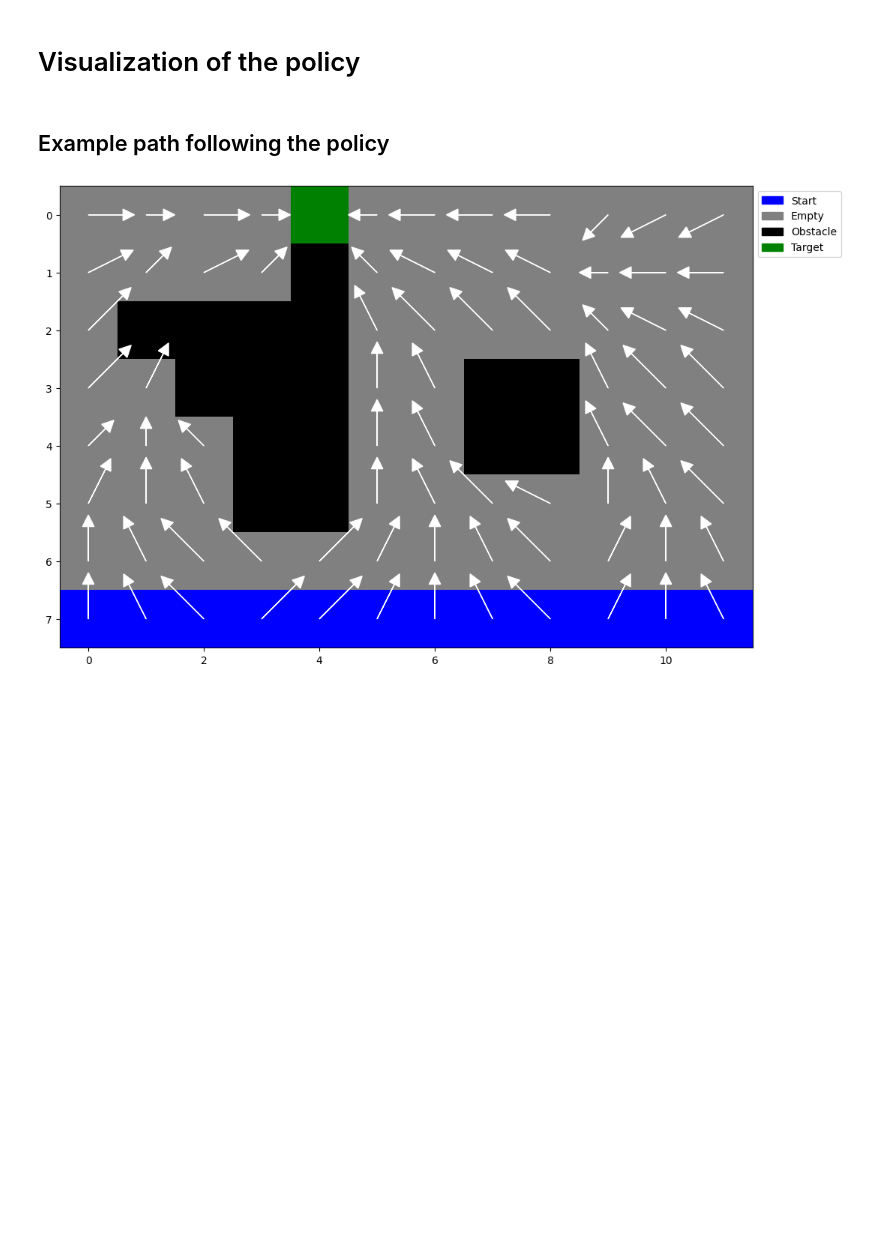
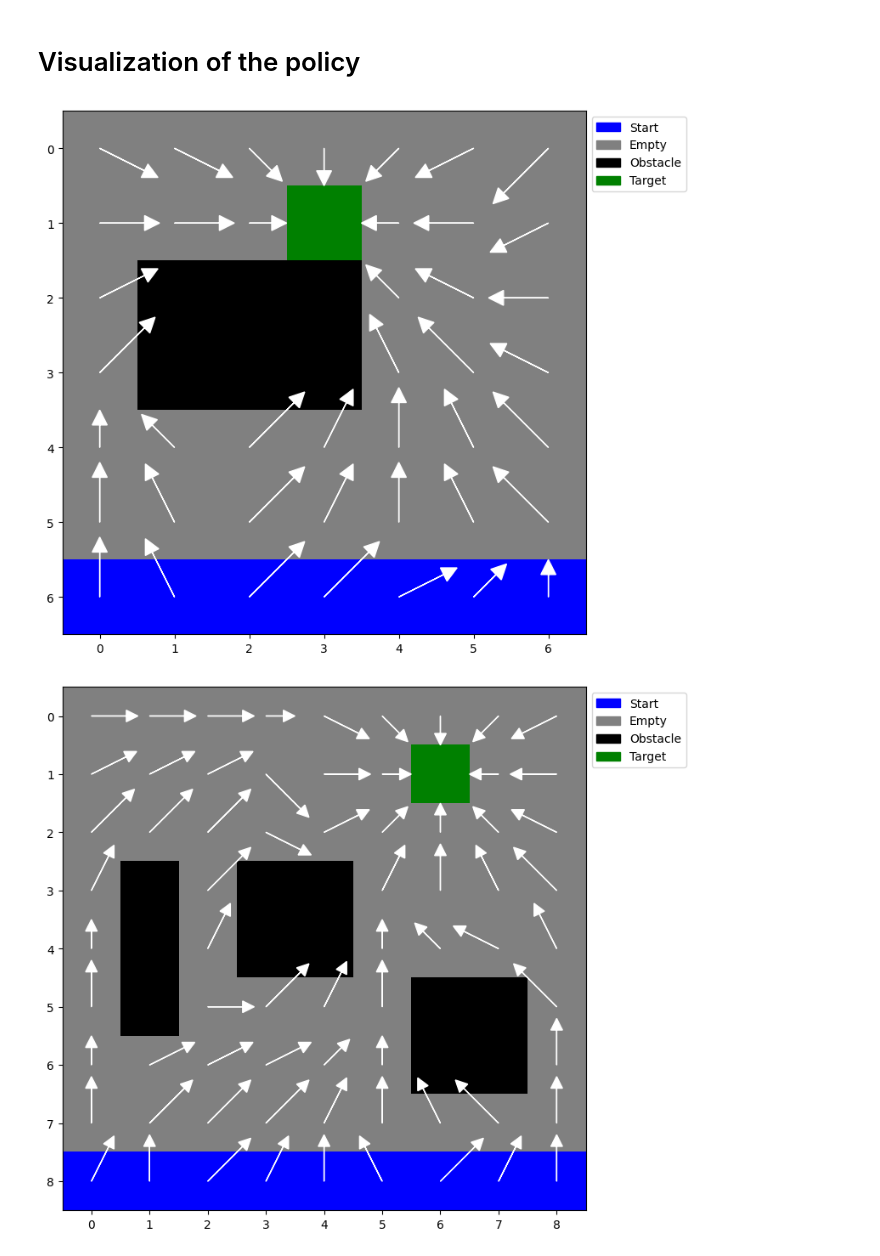
Before and after one commit to tobsel7/course-machine-learning-tuvienna, a Jupyter notebook: src/exercise3/reinforcement_learning_robot.ipynb, the cells around one changed output. Cells and saved outputs as stored; diff of their text form; code cells hidden in the pictures; blank space fills up the shorter version.

```diff
--- a/src/exercise3/reinforcement_learning_robot.ipynb
+++ b/src/exercise3/reinforcement_learning_robot.ipynb
@@ -21,7 +21,10 @@ max_velocity = 2
 # %% [markdown]
 ## Learning parameters
 # %%
-game_grid = hard_grid
+game_grid1 = easy_grid
+game_grid2 = medium_grid
+game_grid3 = hard_grid
+
 n_episodes = 1000
 gamma = 0.9
 # %% [markdown]
@@ -131,11 +141,3 @@ for _ in range(n_episodes):
 ## Setup policy following leading to paths of highest state values
 
 The resulting policy is the action for each state, which moves the robot to a state with the least experienced penalty (least negative state value).
-# %%
-policy = {}
-for state in state_values.keys():
-    if state != target:
-        possible_actions = [a for a in actions if tuple(np.add(state, a)) in states and game_grid[tuple(np.add(state, a))] != obstacle_field]
-
-        best_action = max(possible_actions, key=lambda a: state_values.get(tuple(np.add(state, a))) / state_visits.get(tuple(np.add(state, a))))
-        policy[state] = best_action
@@ -142,32 +169,13 @@ for state in state_values.keys():
+# %%
+policy1, state_values1, state_visits1 = monte_carlo_control(game_grid1, actions1, states1, state_values1, state_visits1, start_field, target1, obstacle_field, gamma, n_episodes, generate_episode)
+policy2, state_values2, state_visits2 = monte_carlo_control(game_grid2, actions2, states2, state_values2, state_visits2, start_field, target2, obstacle_field, gamma, n_episodes, generate_episode)
+policy3, state_values3, state_visits3 = monte_carlo_control(game_grid3, actions3, states3, state_values3, state_visits3, start_field, target3, obstacle_field, gamma, n_episodes, generate_episode)
 # %% [markdown]
 # Visualization of the policy
-# %% [markdown]
-## Example path following the policy
 # %%
-def plot_gride(grid_state, robot_state=None, policy=None, cmap=ListedColormap(["blue", "grey", "black", "green"]), field_labels=["Start", "Empty", "Obstacle", "Target"]):
-    plt.figure(figsize=(12, 8))
-    plt.imshow(grid_state, cmap=cmap)
-
-    legend_handles = [plt.Rectangle((0, 0), 1, 1, color=cmap.colors[i]) for i in range(len(cmap.colors))]
-    for i, handle in enumerate(legend_handles):
-        handle.set_label(field_labels[i])
-
-    if robot_state is not None:
-        robot_legend = Line2D([0], [0], marker='o', color='w', label='Robot', markersize=10, markerfacecolor='red')
-        legend_handles.append(robot_legend)
-
-    plt.legend(handles=legend_handles, loc="upper left", bbox_to_anchor=(1, 1))
-
-    if policy is not None:
-        for i in range(grid_state.shape[0]):
-            for j in range(grid_state.shape[1]):
-                if grid_state[i, j] != -1 and (i, j) in policy:  # Check if the cell is not an obstacle and has a policy action
-                    dx, dy = policy[(i, j)]
-                    plt.arrow(j, i, dy * 0.3, dx * 0.3, head_width=0.2, head_length=0.2, fc="white", ec="white")
-
-    plt.grid(False)
-    plt.show()
-
-plot_gride(game_grid, policy=policy)
+plot_grid(game_grid1, policy=policy1)
+plot_grid(game_grid2, policy=policy2)
+plot_grid(game_grid3, policy=policy3)
 # %% [output]
-[figure, old version]
+[figure, new version]
+[figure, added]
```
Also changed, not shown: parts of 12 cells of this notebook.
